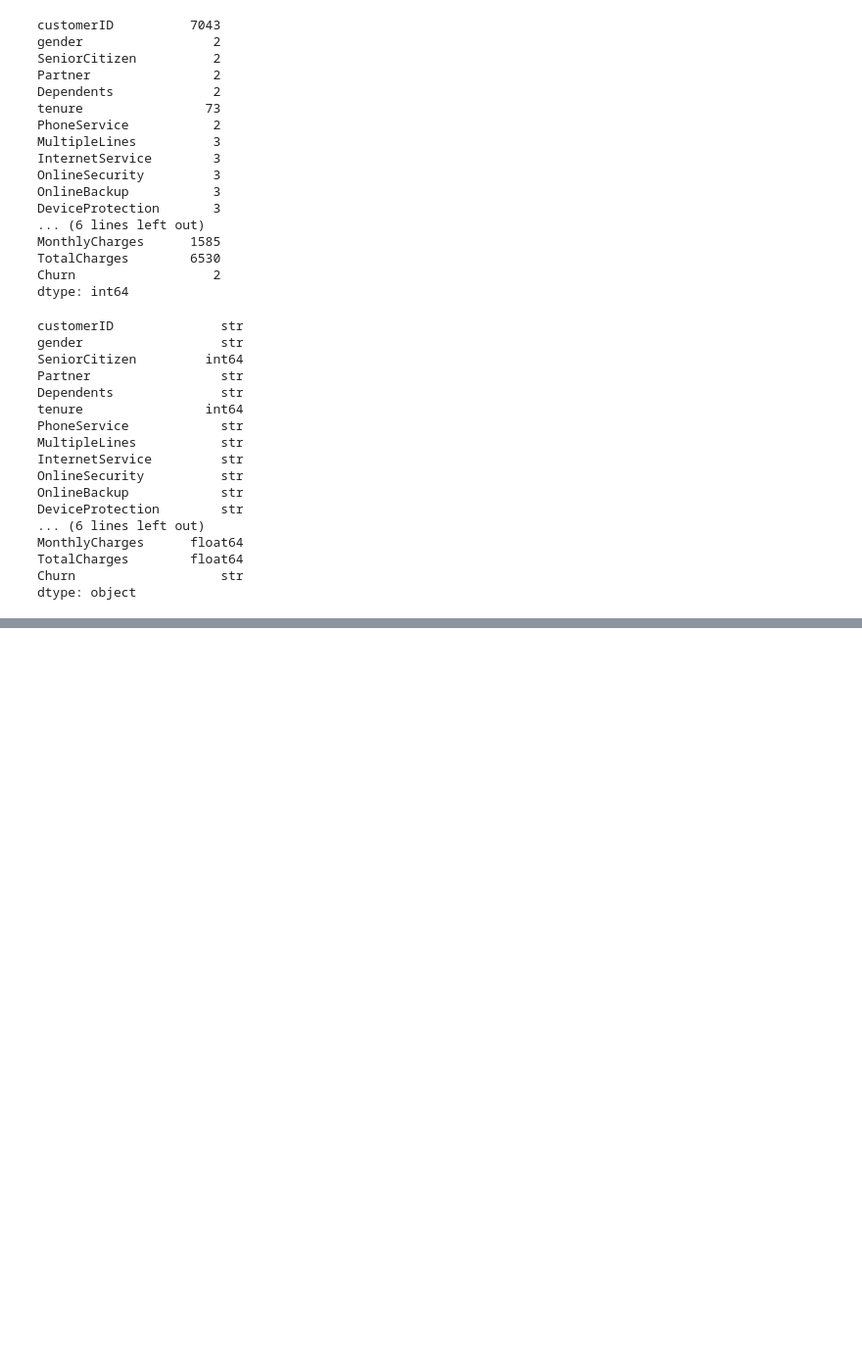
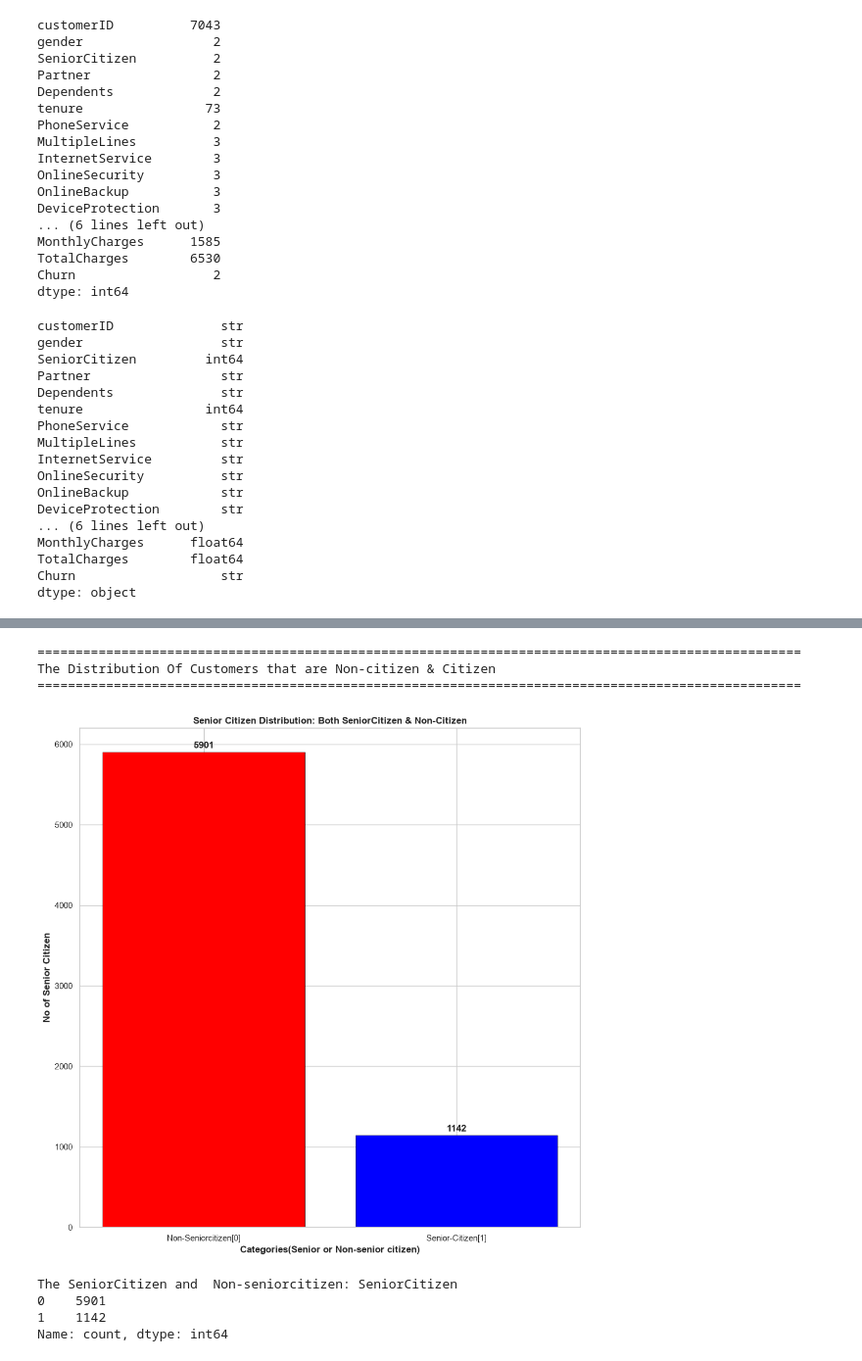
Before and after one commit to salamiXpert/Customer-Churn-Predicton-Model, a Jupyter notebook: Customer_churn.ipynb, the cells around one changed output, grey strips where cells are left out. Shown at 98% size. Cells and saved outputs as stored; diff of their text form; code cells hidden in the pictures; blank space fills up the shorter version.

```diff
--- a/Customer_churn.ipynb
+++ b/Customer_churn.ipynb
@@ -243,0 +533,40 @@ Length: 2, dtype: str
+# %%
+# Checking the number of Customers that aree senior citizen or not
+# SeniorCitizen[1] & Non-Citizen[0]
+
+plt.figure(figsize=(10,10))
+
+citizen_dist = df["SeniorCitizen"].value_counts()
+
+print("=" *100)
+print("The Distribution Of Customers that are Non-citizen & Citizen")
+print("=" * 100)
+
+plt.bar(
+    ["Non-Seniorcitizen[0]", "Senior-Citizen[1]"],
+    citizen_dist.values,
+    color = ["red", "blue"],
+    edgecolor = "black",
+    linewidth = 0.4
+)
+
+# Puttin the figures ontop of the bar
+for i , v in enumerate(citizen_dist):
+    plt.text(i, v+50, str(v), ha="center", fontweight="bold")
+
+plt.title("Senior Citizen Distribution: Both SeniorCitizen & Non-Citizen", fontweight="bold")
+plt.ylabel("No of Senior Citizen", fontweight="bold", ha="center"),
+plt.xlabel("Categories(Senior or Non-senior citizen)", ha="center", fontweight="bold")
+plt.tight_layout()
+plt.show()
+
+print(f"The SeniorCitizen and  Non-seniorcitizen: {citizen_dist}")
+# %% [output]
+====================================================================================================
+The Distribution Of Customers that are Non-citizen & Citizen
+====================================================================================================
+[figure, added]
+The SeniorCitizen and  Non-seniorcitizen: SeniorCitizen
+0    5901
+1    1142
+Name: count, dtype: int64
```
Also changed, not shown: parts of 53 cells of this notebook, 4 other files.
